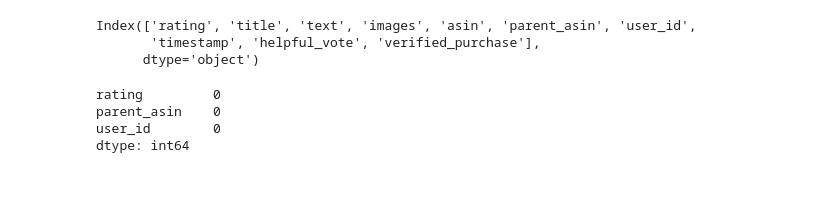
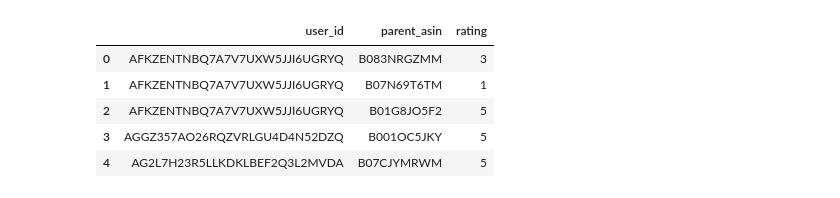
Before and after one commit to amiraliamjadi/AIcasestudy, a Jupyter notebook: main project.ipynb, the cells around one changed output. Cells and saved outputs as stored; diff of their text form; code cells hidden in the pictures.

```diff
--- a/main project.ipynb
+++ b/main project.ipynb
@@ -40,6 +11,9 @@ df.head()
 # %%
-df.columns
+df.head()
 # %% [output]
-Index(['rating', 'title', 'text', 'images', 'asin', 'parent_asin', 'user_id',
-       'timestamp', 'helpful_vote', 'verified_purchase'],
-      dtype='object')
+|  | user_id | parent_asin | rating |
+| 0 | AFKZENTNBQ7A7V7UXW5JJI6UGRYQ | B083NRGZMM | 3 |
+| 1 | AFKZENTNBQ7A7V7UXW5JJI6UGRYQ | B07N69T6TM | 1 |
+| 2 | AFKZENTNBQ7A7V7UXW5JJI6UGRYQ | B01G8JO5F2 | 5 |
+| 3 | AGGZ357AO26RQZVRLGU4D4N52DZQ | B001OC5JKY | 5 |
+| 4 | AG2L7H23R5LLKDKLBEF2Q3L2MVDA | B07CJYMRWM | 5 |
@@ -48,9 +19,0 @@ df = df.drop(['title', 'text', 'images', 'asin', 'timestamp', 'helpful_vote', 'v
-# %%
-# Checking for null values
-
-df.isnull().sum()
-# %% [output]
-rating         0
-parent_asin    0
-user_id        0
-dtype: int64
```
Also changed, not shown: parts of 17 cells of this notebook, 1 other file.
